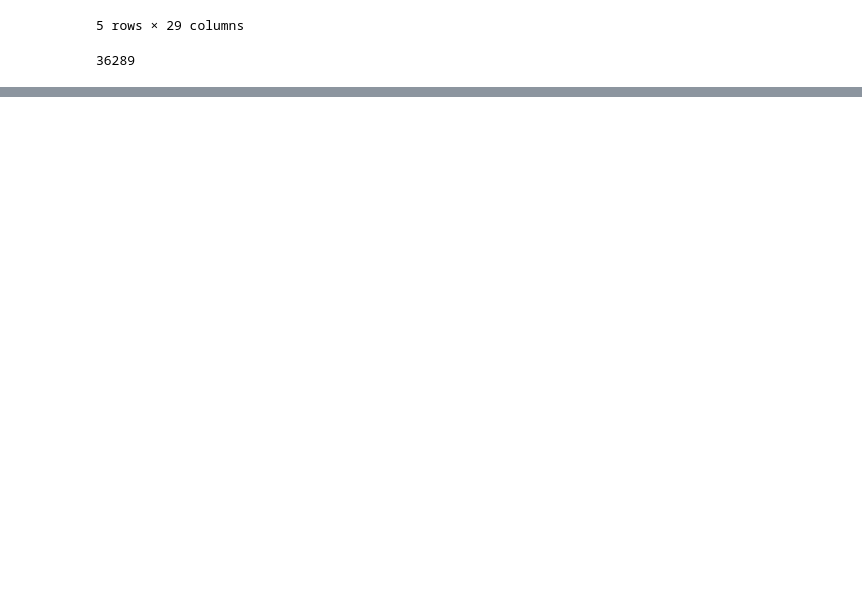
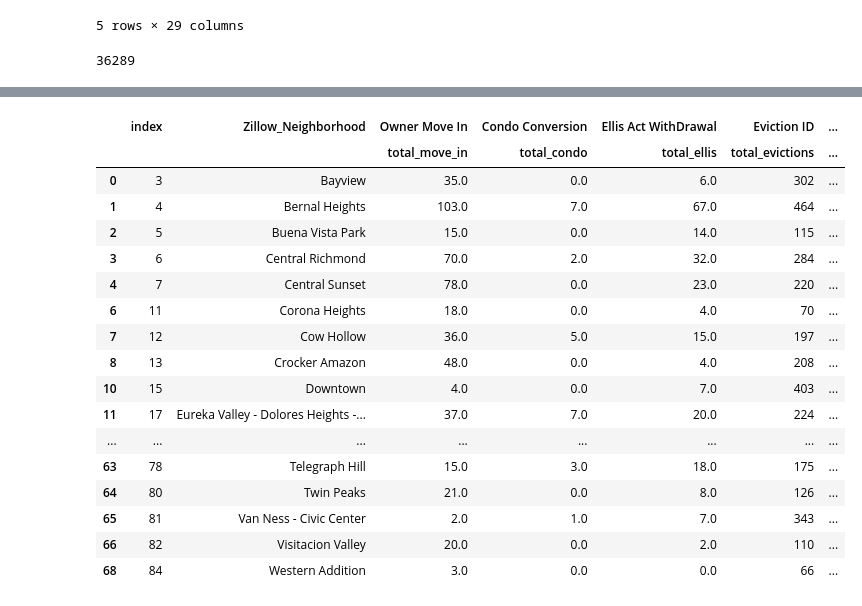
Before and after one commit to Jkremr/evictions-home-values, a Jupyter notebook: evictions-home-values.ipynb, the cells around one changed output, grey strips where cells are left out. Cells and saved outputs as stored; diff of their text form; code cells hidden in the pictures; blank space fills up the shorter version.

```diff
--- a/evictions-home-values.ipynb
+++ b/evictions-home-values.ipynb
@@ -100,0 +72,66 @@ dtype: object
+# %%
+aggregation_lookback = {
+    'Owner Move In' : {
+        'total_move_in' : 'sum'
+    },
+    'Condo Conversion' : {
+         'total_condo' : 'sum'
+    },
+    'Ellis Act WithDrawal' : {
+         'total_ellis' : 'sum'
+    },
+    'Eviction ID' : {
+        'total_evictions' : 'count'
+    },
+    'Z_Value_Increase' : {
+        'average_value_increase' : 'mean'
+    },
+    'Z_2017_Value' : {
+        'current_value' : 'mean'
+    },
+    'Z_Evict_Date_Value' :{
+        'eviction_date_value' : 'mean'
+    }
+}
+
+lookbackperiod_mos = 18 # This is the number of lookback months to find change in home values prior to an eviction
+lookbackdf = df[df['File Date'] > (mindate + relativedelta(months=+lookbackperiod_mos)) ]
+
+# Merge the results of our calls to neighborhood() back to our dataframe.
+lookbackdf = lookbackdf.merge(lookbackdf.apply(lambda row: addPricingData_lookback(row, lookbackperiod_mos), axis = 1), left_on='Eviction ID', right_on='Eviction_id')
+
+# Creating a dataframe to group by neighborhood.
+groupby_hood = lookbackdf.groupby(['Zillow_Neighborhood']).agg(aggregation_lookback).reset_index()
+
+# Adding columns to indicate frequency of certain eviction types.
+groupby_hood['pct_move_in'] = groupby_hood[('Owner Move In','total_move_in')]/groupby_hood[('Eviction ID', 'total_evictions')]
+groupby_hood['pct_condo'] = groupby_hood[('Condo Conversion','total_condo')]/groupby_hood[('Eviction ID', 'total_evictions')]
+groupby_hood['pct_ellis'] = groupby_hood[('Ellis Act WithDrawal','total_ellis')]/groupby_hood[('Eviction ID', 'total_evictions')]
+groupby_hood['pct_suspect'] = (groupby_hood[('Owner Move In','total_move_in')] + groupby_hood[('Ellis Act WithDrawal','total_ellis')] + groupby_hood[('Condo Conversion','total_condo')]
+                         )/groupby_hood[('Eviction ID', 'total_evictions')]
+
+# Drop neighborhoods that lack Zillow pricing data.
+groupby_hood = groupby_hood.dropna(subset=[('Z_Value_Increase', 'average_value_increase')]).reset_index()
+# Drop neighborhoods with small sample sizes.
+groupby_hood = groupby_hood[groupby_hood[('Eviction ID', 'total_evictions')] > 40]
+# Print data frame.
+groupby_hood
+# %% [output]
+|  | index | Zillow_Neighborhood | Owner Move In | Condo Conversion | Ellis Act WithDrawal | Eviction ID | ... |
+|  |  |  | total_move_in | total_condo | total_ellis | total_evictions | ... |
+| 0 | 3 | Bayview | 35.0 | 0.0 | 6.0 | 302 | ... |
+| 1 | 4 | Bernal Heights | 103.0 | 7.0 | 67.0 | 464 | ... |
+| 2 | 5 | Buena Vista Park | 15.0 | 0.0 | 14.0 | 115 | ... |
+| 3 | 6 | Central Richmond | 70.0 | 2.0 | 32.0 | 284 | ... |
+| 4 | 7 | Central Sunset | 78.0 | 0.0 | 23.0 | 220 | ... |
+| 6 | 11 | Corona Heights | 18.0 | 0.0 | 4.0 | 70 | ... |
+| 7 | 12 | Cow Hollow | 36.0 | 5.0 | 15.0 | 197 | ... |
+| 8 | 13 | Crocker Amazon | 48.0 | 0.0 | 4.0 | 208 | ... |
+| 10 | 15 | Downtown | 4.0 | 0.0 | 7.0 | 403 | ... |
+| 11 | 17 | Eureka Valley - Dolores Heights -... | 37.0 | 7.0 | 20.0 | 224 | ... |
+| ... | ... | ... | ... | ... | ... | ... | ... |
+| 63 | 78 | Telegraph Hill | 15.0 | 3.0 | 18.0 | 175 | ... |
+| 64 | 80 | Twin Peaks | 21.0 | 0.0 | 8.0 | 126 | ... |
+| 65 | 81 | Van Ness - Civic Center | 2.0 | 1.0 | 7.0 | 343 | ... |
+| 66 | 82 | Visitacion Valley | 20.0 | 0.0 | 2.0 | 110 | ... |
+| 68 | 84 | Western Addition | 3.0 | 0.0 | 0.0 | 66 | ... |
```
Also changed, not shown: parts of 13 cells of this notebook.
